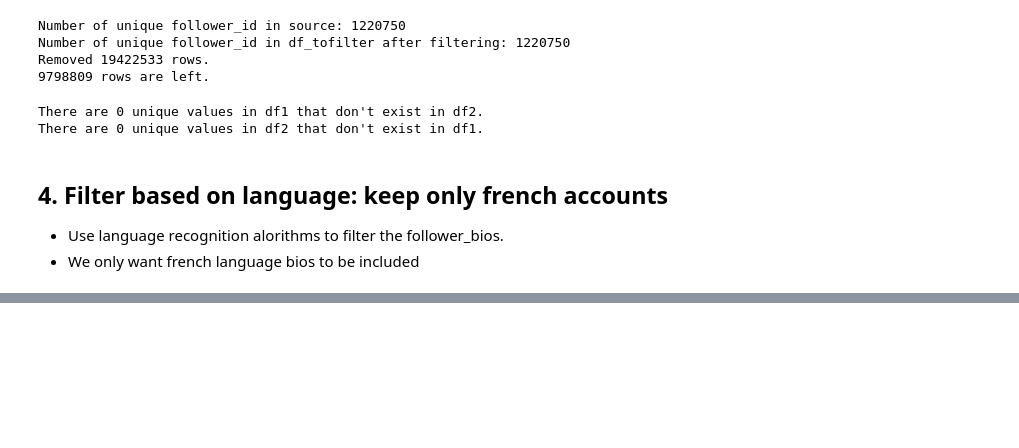
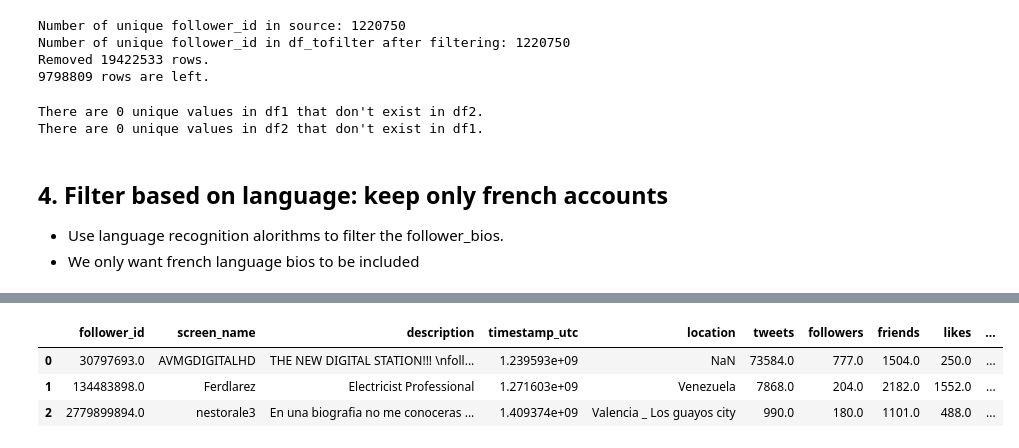
Before and after one commit to livtol99/Liv-Stage---FOCOS-Hand-Over, a Jupyter notebook: Code/Wrangling2.ipynb, the cells around one changed output, grey strips where cells are left out. Saved outputs shown, nothing was run; the diff lists cells and outputs as text; code cells hidden in the pictures; blank space fills up the shorter version.

```diff
--- a/Code/Wrangling2.ipynb
+++ b/Code/Wrangling2.ipynb
@@ -307,0 +325,27 @@ markers_followers_5_tweets_followers.to_csv('/home/livtollanes/NewData/workdata/
+# %%
+# Load the followers bios
+full_path = '/home/livtollanes/NewData/workdata/followers_bios_cleaned_nolang.csv'
+
+req_cols = ['follower_id', 'screen_name', 'description', 'location', 'tweets', 'followers', 'friends', 'likes', 'lists','timestamp_utc']
+
+dtypes = {
+    'follower_id': 'object',
+    'screen_name': 'object',
+    'description': 'object',
+    'location': 'object',
+    'tweets': 'float64',
+    'followers': 'float64',
+    'friends': 'float64',
+    'witheld_in_countries': 'float64'
+}
+
+follower_bios_cleaned = pd.read_csv(full_path, usecols=req_cols, dtype=dtypes, engine='python')
+# %%
+# Convert the 'follower_id' column to float, coercing errors to NaN
+follower_bios_cleaned['follower_id_float'] = pd.to_numeric(follower_bios_cleaned['follower_id'], errors='coerce')
+
+# Find rows where 'follower_id_float' is NaN
+different_rows = follower_bios_cleaned[follower_bios_cleaned['follower_id_float'].isna()]
+
+# Print the 'follower_id' values for these rows
+print(different_rows['follower_id'])
@@ -307,0 +390,7 @@ markers_followers_5_tweets_followers.to_csv('/home/livtollanes/NewData/workdata/
+# %%
+follower_bios_cleaned.head(3)
+# %% [output]
+|  | follower_id | screen_name | description | timestamp_utc | location | tweets | followers | friends | likes | ... |
+| 0 | 30797693.0 | AVMGDIGITALHD | THE NEW DIGITAL STATION!!! \nfoll... | 1.239593e+09 | NaN | 73584.0 | 777.0 | 1504.0 | 250.0 | ... |
+| 1 | 134483898.0 | Ferdlarez | Electricist Professional | 1.271603e+09 | Venezuela | 7868.0 | 204.0 | 2182.0 | 1552.0 | ... |
+| 2 | 2779899894.0 | nestorale3 | En una biografia no me conoceras ... | 1.409374e+09 | Valencia _ Los guayos city | 990.0 | 180.0 | 1101.0 | 488.0 | ... |
```
Also changed, not shown: parts of 5 cells of this notebook, 1 other file.
